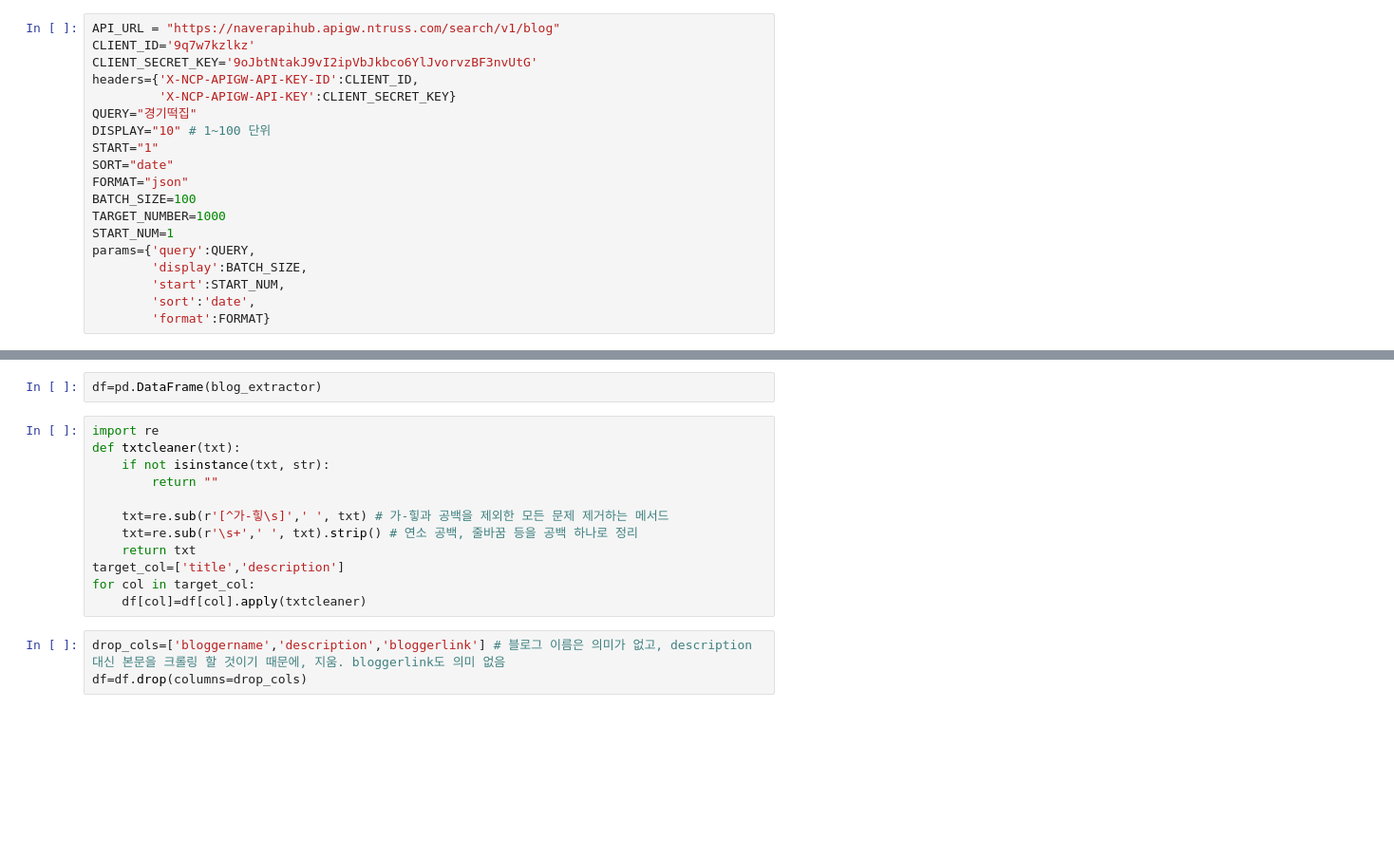
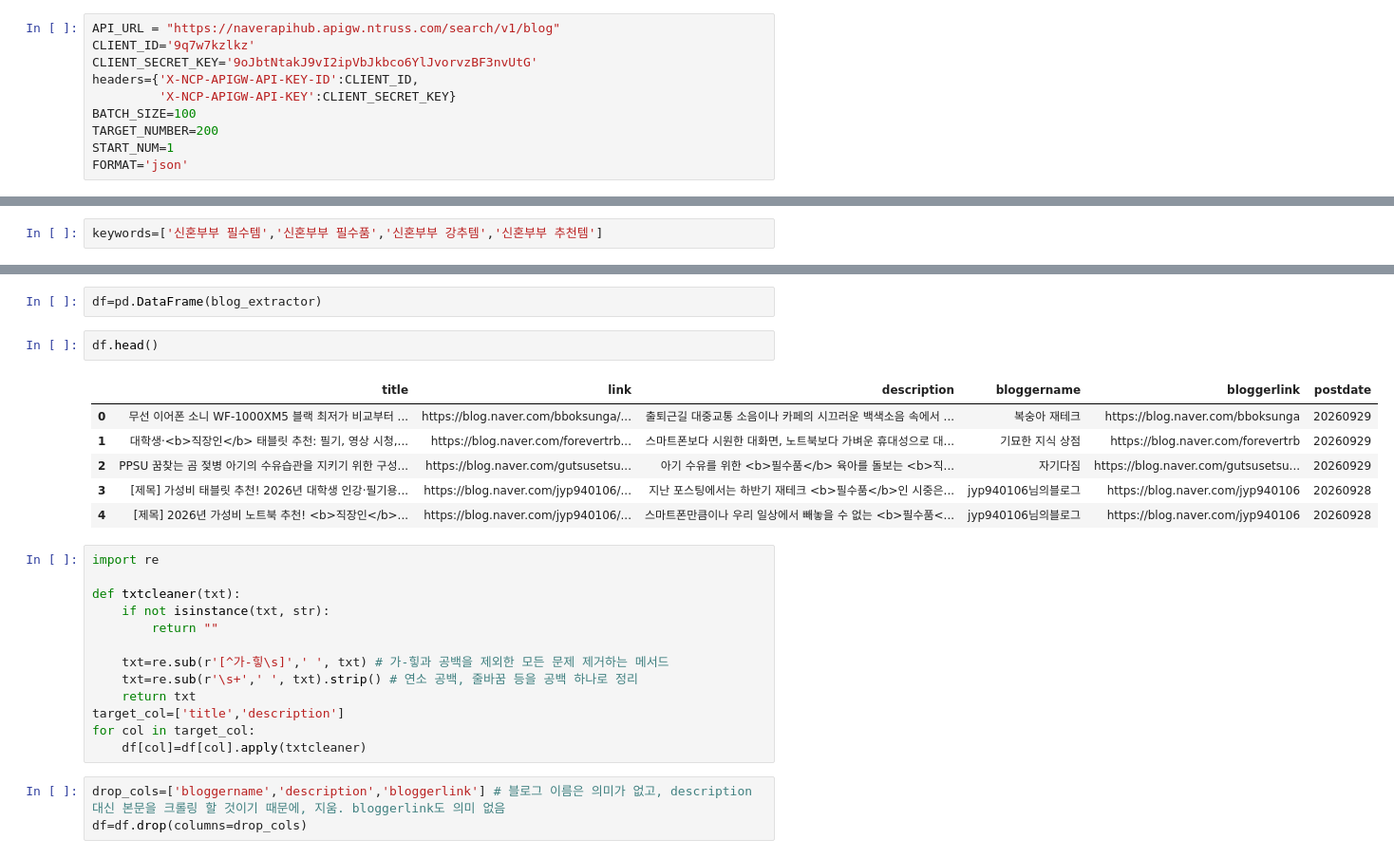
Before and after one commit to bikuud/Study_for_data, a Jupyter notebook: Practice/For_proposal/website_crawler.ipynb, the cells around one changed output, grey strips where cells are left out. Shown at 95% size. Drawn from its saved outputs; the diff is of its cells as text; blank space fills up the shorter version.

```diff
--- a/Practice/For_proposal/website_crawler.ipynb
+++ b/Practice/For_proposal/website_crawler.ipynb
@@ -25,16 +34,7 @@ CLIENT_ID='9q7w7kzlkz'
 CLIENT_SECRET_KEY='9oJbtNtakJ9vI2ipVbJkbco6YlJvorvzBF3nvUtG'
 headers={'X-NCP-APIGW-API-KEY-ID':CLIENT_ID,
          'X-NCP-APIGW-API-KEY':CLIENT_SECRET_KEY}
-QUERY="경기떡집"
-DISPLAY="10" # 1~100 단위
-START="1"
-SORT="date"
-FORMAT="json"
 BATCH_SIZE=100
-TARGET_NUMBER=1000
+TARGET_NUMBER=200
 START_NUM=1
-params={'query':QUERY,
-        'display':BATCH_SIZE,
-        'start':START_NUM,
-        'sort':'date',
-        'format':FORMAT}
+FORMAT='json'
@@ -41,2 +46,4 @@ params={'query':QUERY,
+# %%
+keywords=['신혼부부 필수템','신혼부부 필수품','신혼부부 강추템','신혼부부 추천템']
 # %%
 def blog_extractor(start_num, target_number, batch_size):
@@ -81,7 +109,17 @@ len(blog_extractor)
 # %%
 df=pd.DataFrame(blog_extractor)
+# %%
+df.head()
+# %% [output]
+|  | title | link | description | bloggername | bloggerlink | postdate |
+| 0 | 무선 이어폰 소니 WF-1000XM5 블랙 최저가 비교부터 ... | https://blog.naver.com/bboksunga/... | 출퇴근길 대중교통 소음이나 카페의 시끄러운 백색소음 속에서 ... | 복숭아 재테크 | https://blog.naver.com/bboksunga | 20260929 |
+| 1 | 대학생·<b>직장인</b> 태블릿 추천: 필기, 영상 시청,... | https://blog.naver.com/forevertrb... | 스마트폰보다 시원한 대화면, 노트북보다 가벼운 휴대성으로 대... | 기묘한 지식 상점 | https://blog.naver.com/forevertrb | 20260929 |
+| 2 | PPSU 꿈찾는 곰 젖병 아기의 수유습관을 지키기 위한 구성... | https://blog.naver.com/gutsusetsu... | 아기 수유를 위한 <b>필수품</b> 육아를 돌보는 <b>직... | 자기다짐 | https://blog.naver.com/gutsusetsu... | 20260929 |
+| 3 | [제목] 가성비 태블릿 추천! 2026년 대학생 인강·필기용... | https://blog.naver.com/jyp940106/... | 지난 포스팅에서는 하반기 재테크 <b>필수품</b>인 시중은... | jyp940106님의블로그 | https://blog.naver.com/jyp940106 | 20260928 |
+| 4 | [제목] 2026년 가성비 노트북 추천! <b>직장인</b>... | https://blog.naver.com/jyp940106/... | 스마트폰만큼이나 우리 일상에서 빼놓을 수 없는 <b>필수품<... | jyp940106님의블로그 | https://blog.naver.com/jyp940106 | 20260928 |
 # %%
 import re
+
 def txtcleaner(txt):
     if not isinstance(txt, str):
         return ""
```
Also changed, not shown: parts of 13 cells of this notebook.
